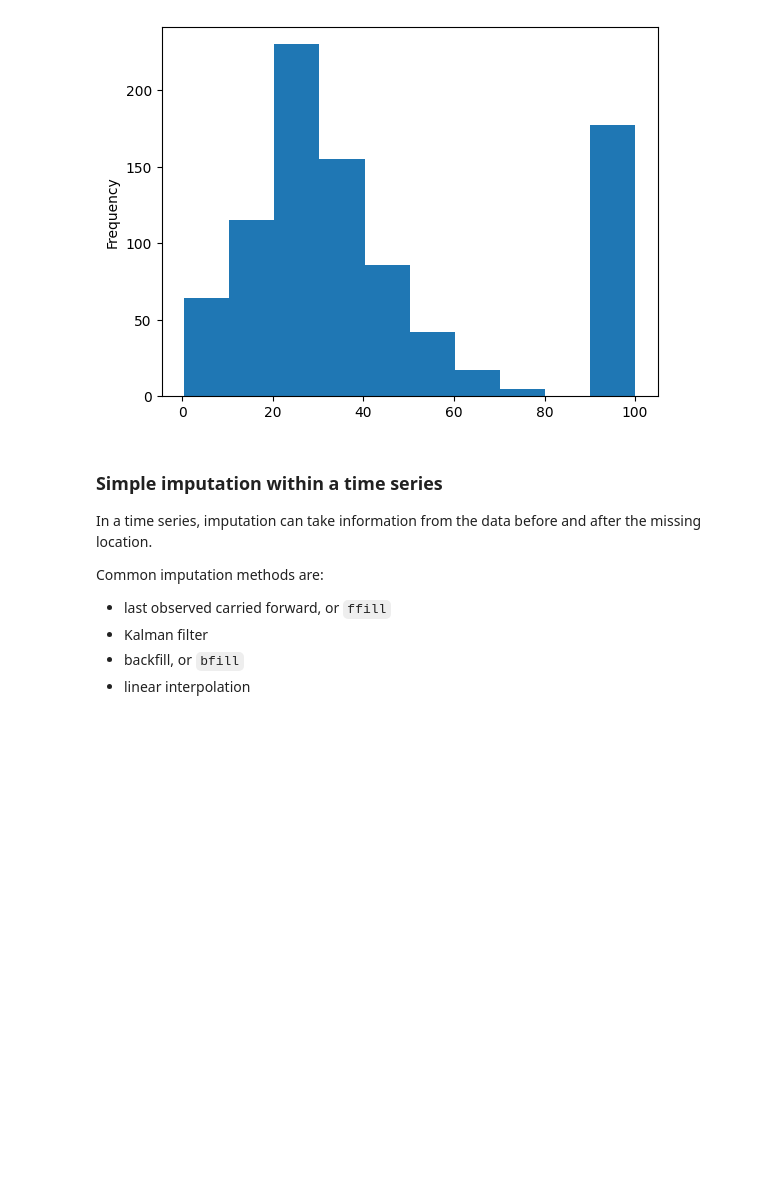
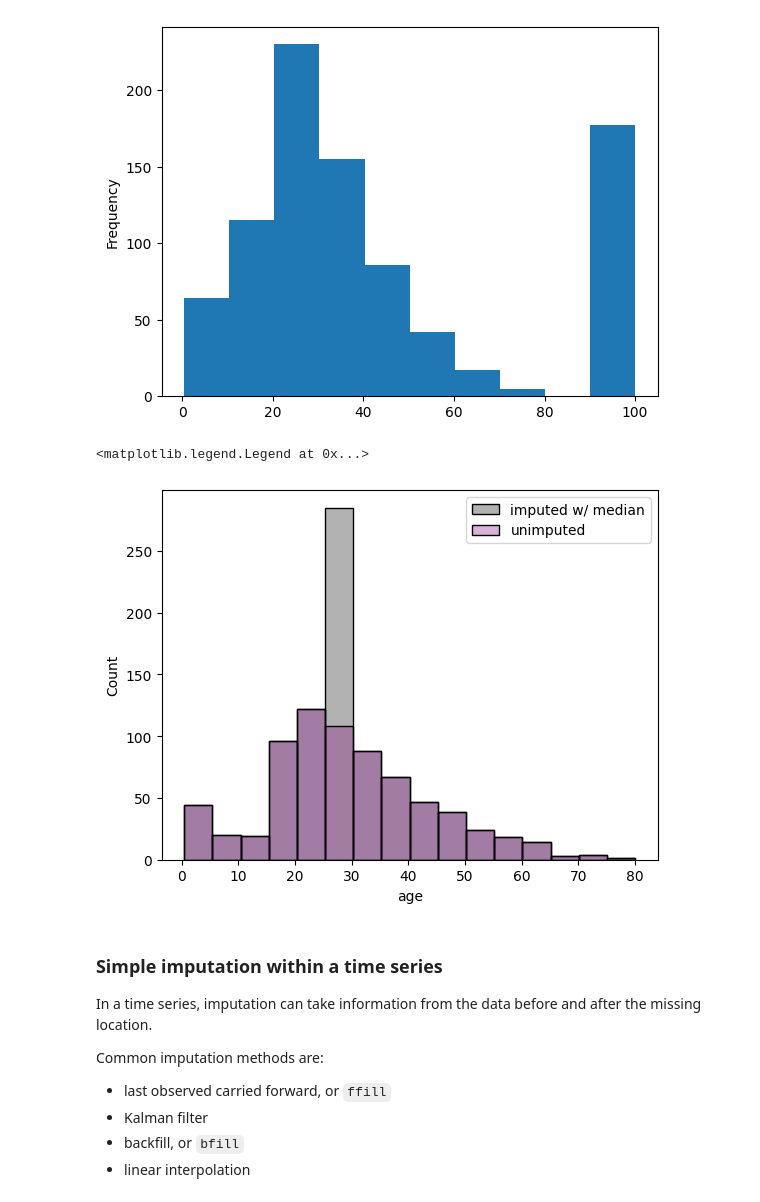
Before and after one commit to mosesyhc/de300-wn2024-notes, a Jupyter notebook: notes/03-missing-data.ipynb, the cells around one changed output. Saved outputs shown, nothing was run; the diff lists cells and outputs as text; code cells hidden in the pictures; blank space fills up the shorter version.

```diff
--- a/notes/03-missing-data.ipynb
+++ b/notes/03-missing-data.ipynb
@@ -106,6 +105,20 @@ titanic_constant['age'].plot.hist()
 # %% [output]
 <Axes: ylabel='Frequency'>
 [figure]
+# %%
+# example with median, admitting only numeric columns
+titanic_median = titanic.copy()
+titanic_median['age'] = median_imputer.fit_transform(titanic_median[['age']])
+# another option
+# titanic_median['age'] = titanic_median['age'].fillna(titanic_median['age'].median())
+
+fig, ax = plt.subplots(1, 1)
+sns.histplot(titanic_median['age'], binwidth=5, alpha=0.3, color='k', label='imputed w/ median')
+sns.histplot(titanic['age'], binwidth=5, alpha=0.3, color='purple', label='unimputed')
+ax.legend()
+# %% [output]
+<matplotlib.legend.Legend at 0x...>
+[figure, added]
 # %% [markdown]
 ### Simple imputation within a time series
 In a time series, imputation can take information from the data before and after the missing location.
```
Also changed, not shown: parts of 3 cells of this notebook, 5 other files.
